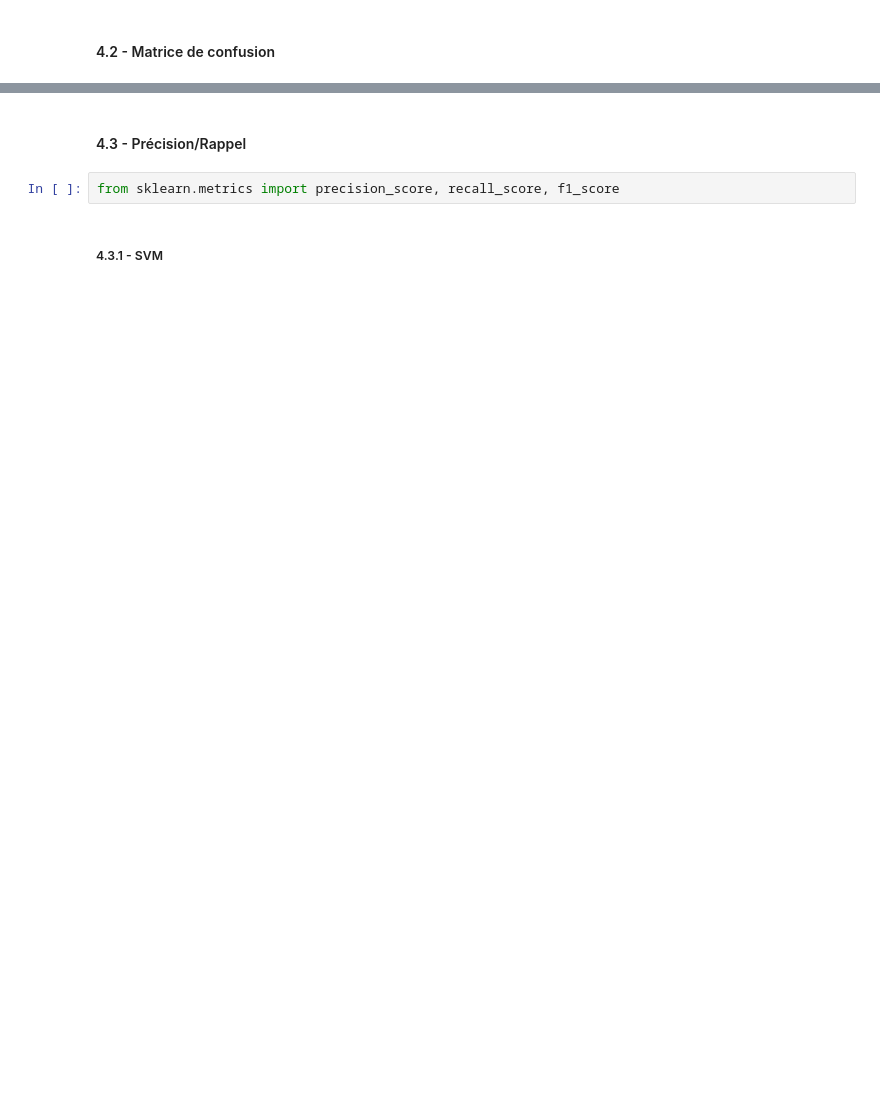
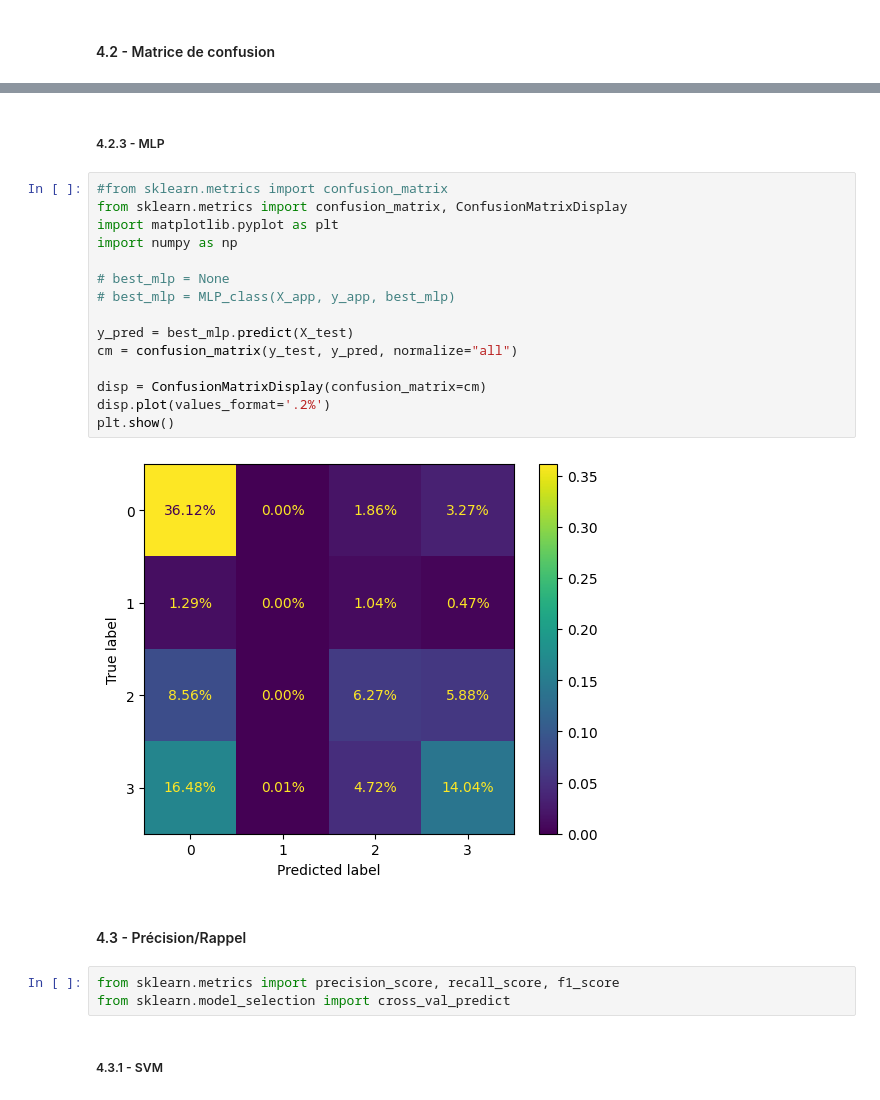
Before and after one commit to GuillaumeRobin9/IA, a Jupyter notebook: AppSupervisé.ipynb, the cells around one changed output, grey strips where cells are left out. Saved outputs shown, nothing was run; the diff lists cells and outputs as text; blank space fills up the shorter version.

```diff
--- a/AppSupervisé.ipynb
+++ b/AppSupervisé.ipynb
@@ -607,7 +644,27 @@ print(res.mean())
+# %% [markdown]
+##### 4.2.3 - MLP
+# %%
+#from sklearn.metrics import confusion_matrix
+from sklearn.metrics import confusion_matrix, ConfusionMatrixDisplay
+import matplotlib.pyplot as plt
+import numpy as np
+
+# best_mlp = None
+# best_mlp = MLP_class(X_app, y_app, best_mlp)
+
+y_pred = best_mlp.predict(X_test)
+cm = confusion_matrix(y_test, y_pred, normalize="all")
+
+disp = ConfusionMatrixDisplay(confusion_matrix=cm)
+disp.plot(values_format='.2%')
+plt.show()
+# %% [output]
+[figure, added]
 # %% [markdown]
 #### 4.3 - Précision/Rappel
 # %%
 from sklearn.metrics import precision_score, recall_score, f1_score
+from sklearn.model_selection import cross_val_predict
 # %% [markdown]
 ##### 4.3.1 - SVM
 # %%
```
Also changed, not shown: parts of 12 cells of this notebook.
